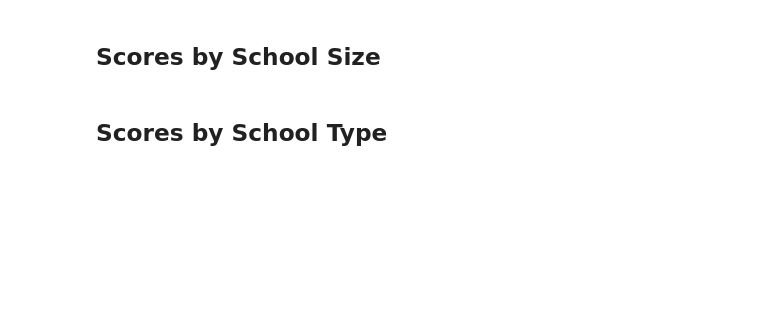
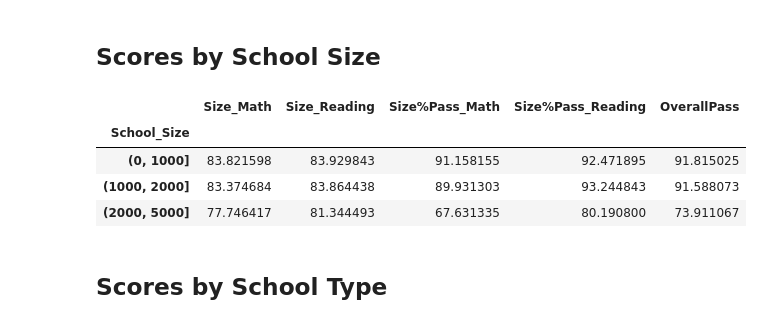
Before and after one commit to PythonPuppy/Module4, a Jupyter notebook: PyCitySchools_homework.ipynb, the cells around one changed output. Cells and saved outputs as stored; diff of their text form; code cells hidden in the pictures; blank space fills up the shorter version.

```diff
--- a/PyCitySchools_homework.ipynb
+++ b/PyCitySchools_homework.ipynb
@@ -302,3 +304,8 @@ spending_summary
 # Establish the bins.
 size_bins = [0, 1000, 2000, 5000]
 labels = ["Small (<1000)", "Medium (1000-2000)", "Large (2000-5000)"]
+
+binned_sclsize=school_summary
+
+binned_sclsize["School_Size"]=pd.cut(binned_sclsize["Total Students"],size_bins,labels)
+binned_sclsize=binned_sclsize.rename(columns={"math_score":"Avg. Math Score","reading_score":"Avg. Reading Score"})
@@ -311,17 +312,26 @@ per_school_summary
 # %%
 # Calculate averages for the desired columns.
-size_math_scores = per_school_summary.groupby(["School Size"])["Average Math Score"].mean()
-size_reading_scores = per_school_summary.groupby(["School Size"])["Average Reading Score"].mean()
-size_passing_math = per_school_summary.groupby(["School Size"])["% Passing Math"].mean()
-size_passing_reading = per_school_summary.groupby(["School Size"])["% Passing Reading"].mean()
-size_overall_passing = per_school_summary.groupby(["School Size"])["% Overall Passing"].mean()
+size_math_scores = binned_sclsize.groupby(["School_Size"])["Avg. Math Score"].mean()
+size_reading_scores = binned_sclsize.groupby(["School_Size"])["Avg. Reading Score"].mean()
+size_passing_math = binned_sclsize.groupby(["School_Size"])["% Passing Math"].mean()
+size_passing_reading = binned_sclsize.groupby(["School_Size"])["% Passing Reading"].mean()
+size_overall_passing = binned_sclsize.groupby(["School_Size"])["Overall Passing Rate"].mean()
 # %%
 # Create a DataFrame called `size_summary` that breaks down school performance based on school size (small, medium, or large).
 # Use the scores above to create a new DataFrame called `size_summary`
-size_summary =
+size_summary = pd.DataFrame({"Size_Math":size_math_scores, "Size_Reading":size_reading_scores,
+                                     "Size%Pass_Math":size_passing_math, "Size%Pass_Reading":size_passing_reading,
+                                  "OverallPass":size_overall_passing})
+
 
 # Display results
 size_summary
+# %% [output]
+|  | Size_Math | Size_Reading | Size%Pass_Math | Size%Pass_Reading | OverallPass |
+| School_Size |  |  |  |  |  |
+| (0, 1000] | 83.821598 | 83.929843 | 91.158155 | 92.471895 | 91.815025 |
+| (1000, 2000] | 83.374684 | 83.864438 | 89.931303 | 93.244843 | 91.588073 |
+| (2000, 5000] | 77.746417 | 81.344493 | 67.631335 | 80.190800 | 73.911067 |
 # %% [markdown]
 ## Scores by School Type
 # %%
```
Also changed, not shown: parts of 11 cells of this notebook.
